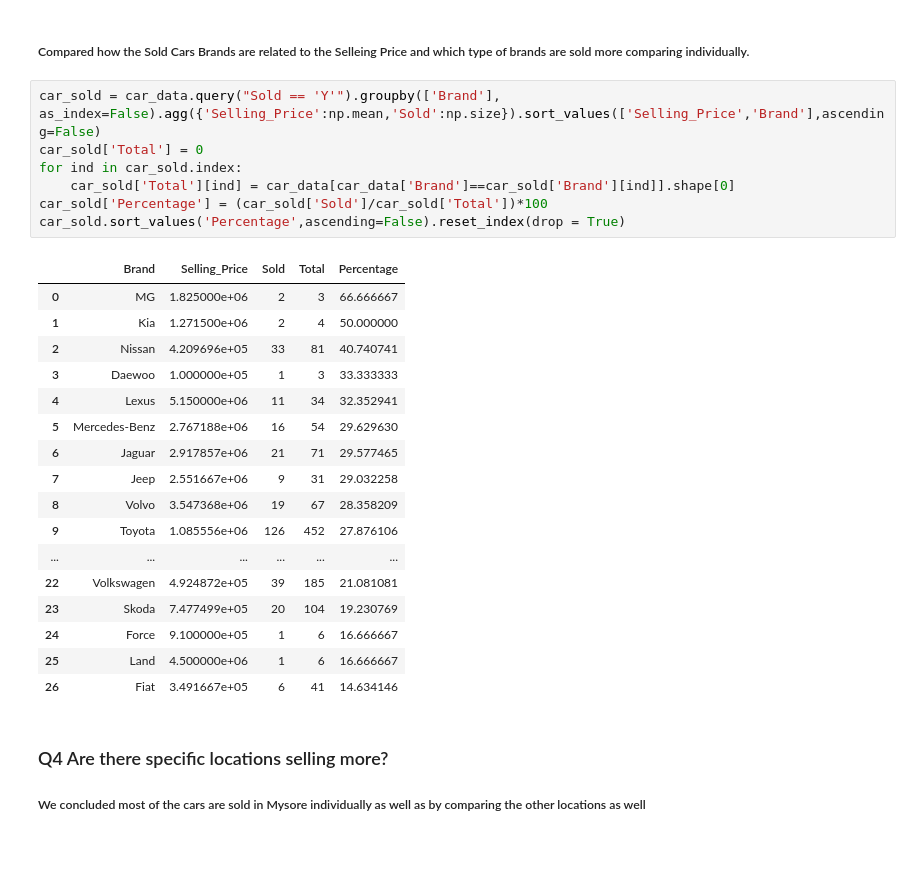
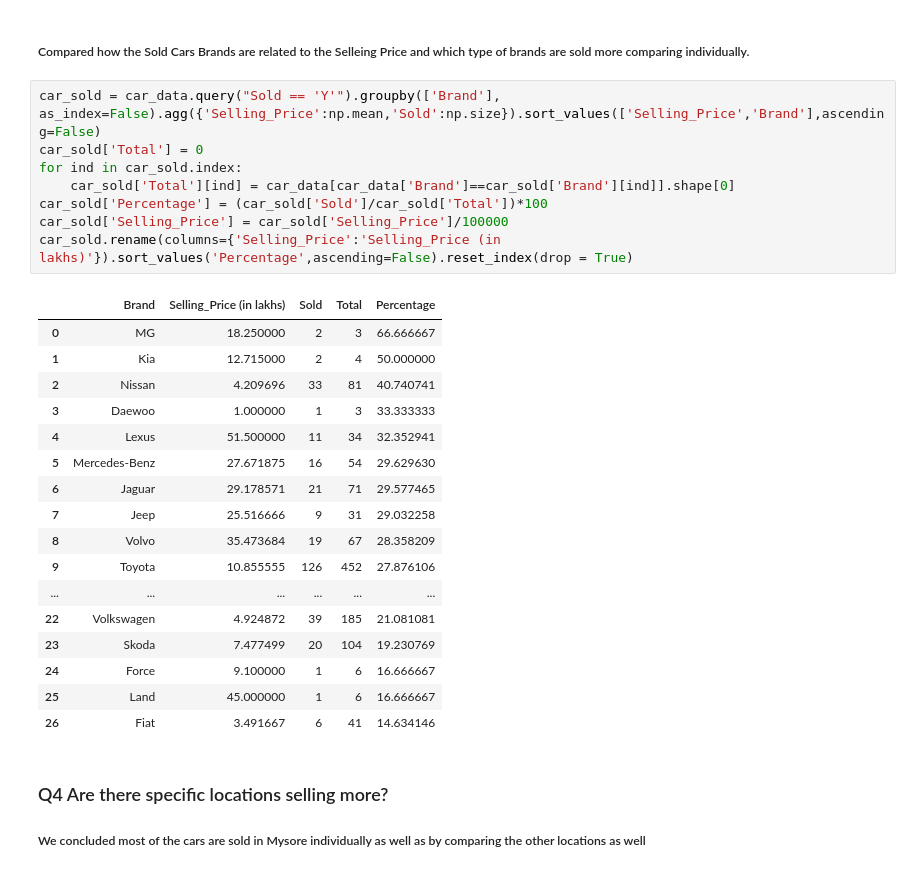
Before and after one commit to hiteshgulati/deloitte_capstone_group, a Jupyter notebook: Used Car Data/Capstome_Projectv2.ipynb, the cells around one changed output. Saved outputs shown, nothing was run; the diff lists cells and outputs as text.

```diff
--- a/Used Car Data/Capstome_Projectv2.ipynb
+++ b/Used Car Data/Capstome_Projectv2.ipynb
@@ -248,28 +251,29 @@ car_data.query("Sold == 'Y' and Brand == 'Maruti'").groupby(['Brand','City_Name'
 # %%
 car_sold = car_data.query("Sold == 'Y'").groupby(['Brand'], as_index=False).agg({'Selling_Price':np.mean,'Sold':np.size}).sort_values(['Selling_Price','Brand'],ascending=False)
 car_sold['Total'] = 0
 for ind in car_sold.index:
     car_sold['Total'][ind] = car_data[car_data['Brand']==car_sold['Brand'][ind]].shape[0]
 car_sold['Percentage'] = (car_sold['Sold']/car_sold['Total'])*100
-car_sold.sort_values('Percentage',ascending=False).reset_index(drop = True)
+car_sold['Selling_Price'] = car_sold['Selling_Price']/100000
+car_sold.rename(columns={'Selling_Price':'Selling_Price (in lakhs)'}).sort_values('Percentage',ascending=False).reset_index(drop = True)
 # %% [output]
-|  | Brand | Selling_Price | Sold | Total | Percentage |
-| 0 | MG | 1.825000e+06 | 2 | 3 | 66.666667 |
-| 1 | Kia | 1.271500e+06 | 2 | 4 | 50.000000 |
-| 2 | Nissan | 4.209696e+05 | 33 | 81 | 40.740741 |
-| 3 | Daewoo | 1.000000e+05 | 1 | 3 | 33.333333 |
-| 4 | Lexus | 5.150000e+06 | 11 | 34 | 32.352941 |
-| 5 | Mercedes-Benz | 2.767188e+06 | 16 | 54 | 29.629630 |
-| 6 | Jaguar | 2.917857e+06 | 21 | 71 | 29.577465 |
-| 7 | Jeep | 2.551667e+06 | 9 | 31 | 29.032258 |
-| 8 | Volvo | 3.547368e+06 | 19 | 67 | 28.358209 |
-| 9 | Toyota | 1.085556e+06 | 126 | 452 | 27.876106 |
+|  | Brand | Selling_Price (in lakhs) | Sold | Total | Percentage |
+| 0 | MG | 18.250000 | 2 | 3 | 66.666667 |
+| 1 | Kia | 12.715000 | 2 | 4 | 50.000000 |
+| 2 | Nissan | 4.209696 | 33 | 81 | 40.740741 |
+| 3 | Daewoo | 1.000000 | 1 | 3 | 33.333333 |
+| 4 | Lexus | 51.500000 | 11 | 34 | 32.352941 |
+| 5 | Mercedes-Benz | 27.671875 | 16 | 54 | 29.629630 |
+| 6 | Jaguar | 29.178571 | 21 | 71 | 29.577465 |
+| 7 | Jeep | 25.516666 | 9 | 31 | 29.032258 |
+| 8 | Volvo | 35.473684 | 19 | 67 | 28.358209 |
+| 9 | Toyota | 10.855555 | 126 | 452 | 27.876106 |
 | ... | ... | ... | ... | ... | ... |
-| 22 | Volkswagen | 4.924872e+05 | 39 | 185 | 21.081081 |
-| 23 | Skoda | 7.477499e+05 | 20 | 104 | 19.230769 |
-| 24 | Force | 9.100000e+05 | 1 | 6 | 16.666667 |
-| 25 | Land | 4.500000e+06 | 1 | 6 | 16.666667 |
-| 26 | Fiat | 3.491667e+05 | 6 | 41 | 14.634146 |
+| 22 | Volkswagen | 4.924872 | 39 | 185 | 21.081081 |
+| 23 | Skoda | 7.477499 | 20 | 104 | 19.230769 |
+| 24 | Force | 9.100000 | 1 | 6 | 16.666667 |
+| 25 | Land | 45.000000 | 1 | 6 | 16.666667 |
+| 26 | Fiat | 3.491667 | 6 | 41 | 14.634146 |
 # %% [markdown]
 ### Q4 Are there specific locations selling more?
 ##### We concluded most of the cars are sold in Mysore individually as well as by comparing the other locations as well
```
Also changed, not shown: parts of 23 cells of this notebook, 1 other file.
